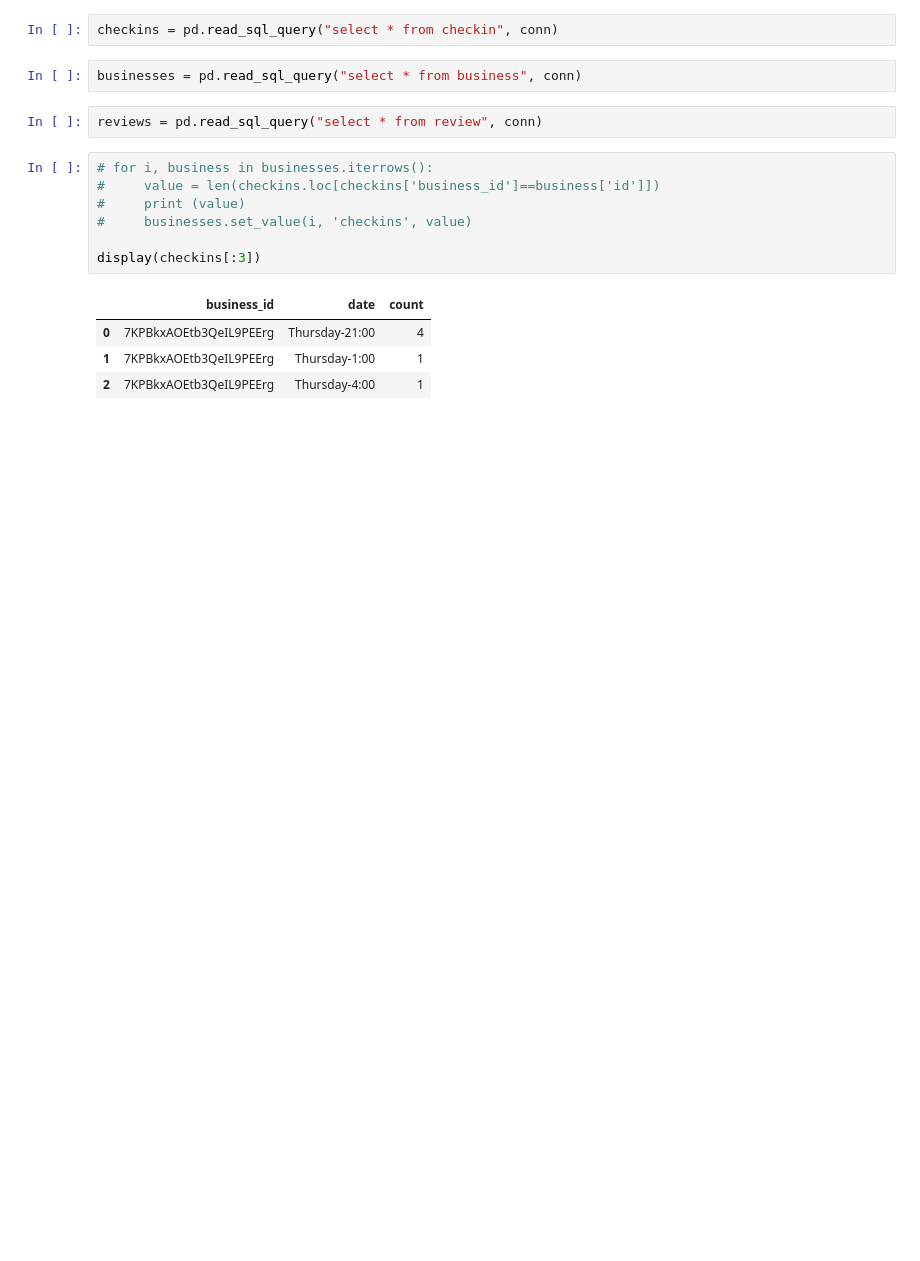
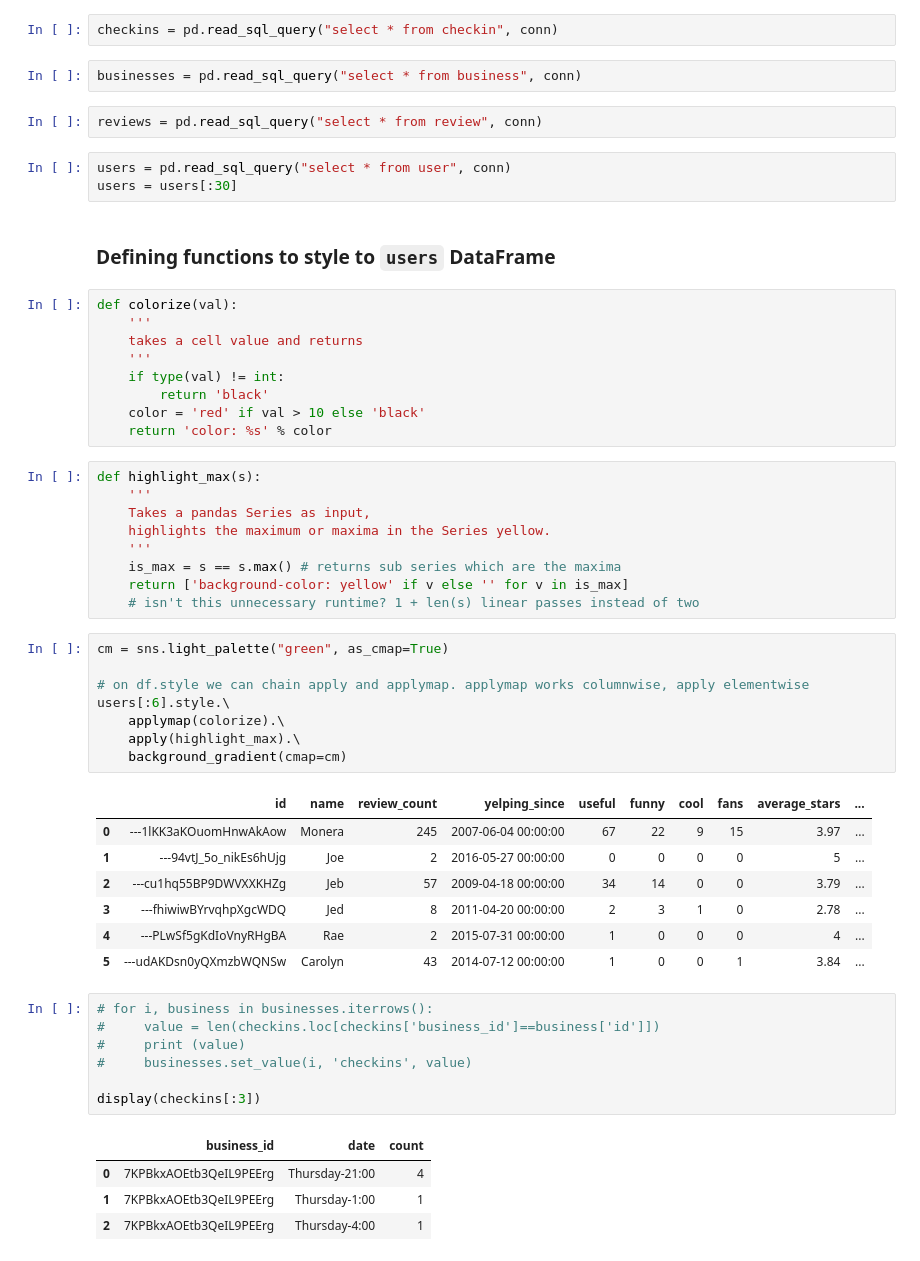
Before and after one commit to gravelcycles/yelp-dataset-challenge, a Jupyter notebook: Devin's EDA.ipynb, the cells around one changed output. Saved outputs shown, nothing was run; the diff lists cells and outputs as text; blank space fills up the shorter version.

```diff
--- a/Devin's EDA.ipynb
+++ b/Devin's EDA.ipynb
@@ -18,6 +15,45 @@ checkins = pd.read_sql_query("select * from checkin", conn)
 businesses = pd.read_sql_query("select * from business", conn)
 # %%
 reviews = pd.read_sql_query("select * from review", conn)
+# %%
+users = pd.read_sql_query("select * from user", conn)
+users = users[:30]
+# %% [markdown]
+### Defining functions to style to `users` DataFrame
+# %%
+def colorize(val):
+    '''
+    takes a cell value and returns
+    '''
+    if type(val) != int:
+        return 'black'
+    color = 'red' if val > 10 else 'black'
+    return 'color: %s' % color
+# %%
+def highlight_max(s):
+    '''
+    Takes a pandas Series as input,
+    highlights the maximum or maxima in the Series yellow.
+    '''
+    is_max = s == s.max() # returns sub series which are the maxima
+    return ['background-color: yellow' if v else '' for v in is_max]
+    # isn't this unnecessary runtime? 1 + len(s) linear passes instead of two
+# %%
+cm = sns.light_palette("green", as_cmap=True)
+
+# on df.style we can chain apply and applymap. applymap works columnwise, apply elementwise
+users[:6].style.\
+    applymap(colorize).\
+    apply(highlight_max).\
+    background_gradient(cmap=cm)
+# %% [output]
+|  | id | name | review_count | yelping_since | useful | funny | cool | fans | average_stars | ... |
+| 0 | ---1lKK3aKOuomHnwAkAow | Monera | 245 | 2007-06-04 00:00:00 | 67 | 22 | 9 | 15 | 3.97 | ... |
+| 1 | ---94vtJ_5o_nikEs6hUjg | Joe | 2 | 2016-05-27 00:00:00 | 0 | 0 | 0 | 0 | 5 | ... |
+| 2 | ---cu1hq55BP9DWVXXKHZg | Jeb | 57 | 2009-04-18 00:00:00 | 34 | 14 | 0 | 0 | 3.79 | ... |
+| 3 | ---fhiwiwBYrvqhpXgcWDQ | Jed | 8 | 2011-04-20 00:00:00 | 2 | 3 | 1 | 0 | 2.78 | ... |
+| 4 | ---PLwSf5gKdIoVnyRHgBA | Rae | 2 | 2015-07-31 00:00:00 | 1 | 0 | 0 | 0 | 4 | ... |
+| 5 | ---udAKDsn0yQXmzbWQNSw | Carolyn | 43 | 2014-07-12 00:00:00 | 1 | 0 | 0 | 1 | 3.84 | ... |
 # %%
 # for i, business in businesses.iterrows():
 #     value = len(checkins.loc[checkins['business_id']==business['id']])
```
Also changed, not shown: parts of 15 cells of this notebook.
